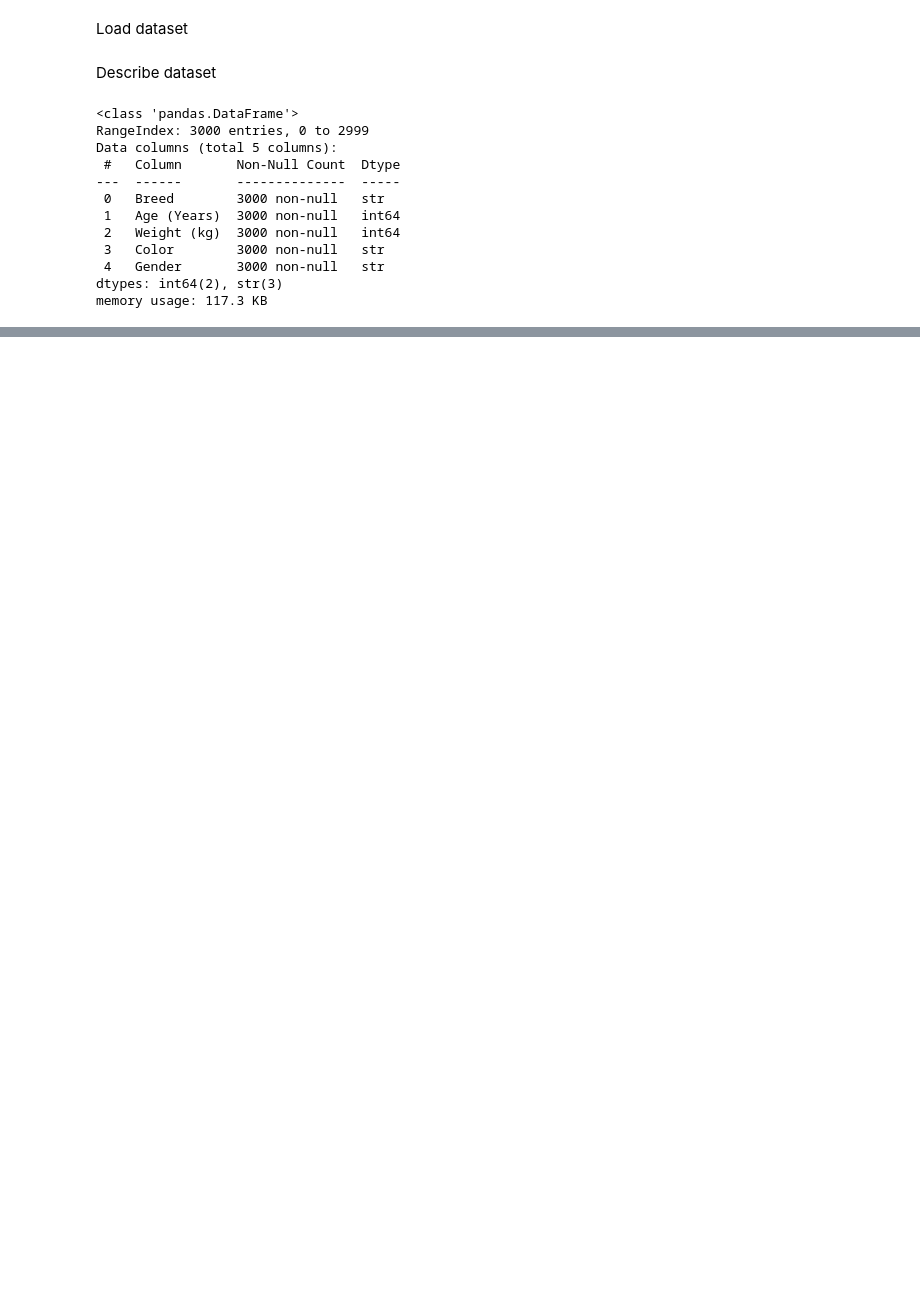
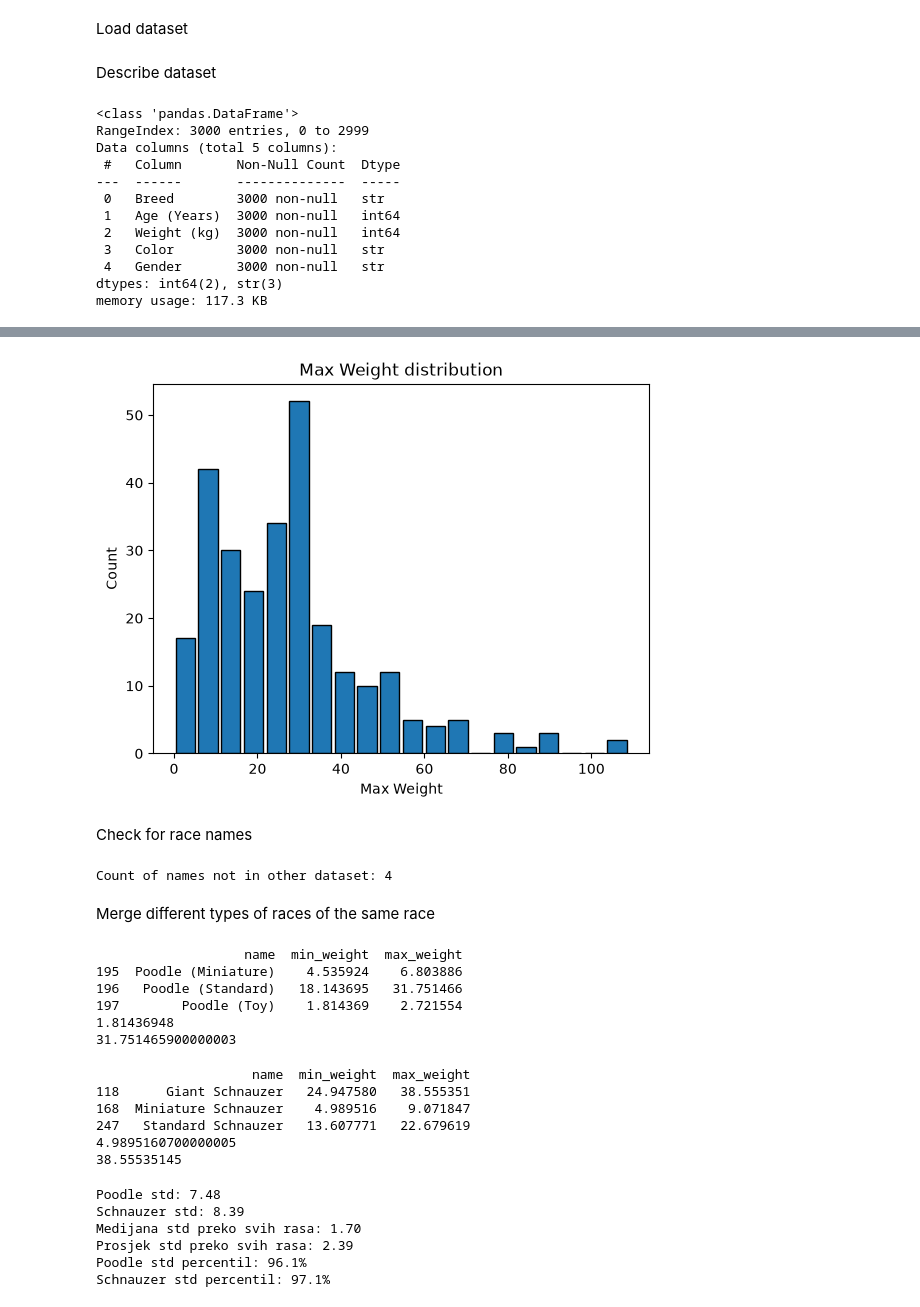
Before and after one commit to is-rijad/ML-Project, a Jupyter notebook: source.ipynb, the cells around one changed output, grey strips where cells are left out. Saved outputs shown, nothing was run; the diff lists cells and outputs as text; code cells hidden in the pictures; blank space fills up the shorter version.

```diff
--- a/source.ipynb
+++ b/source.ipynb
@@ -35,0 +197,42 @@ Name: count, dtype: int64
+# %%
+show_plt(real_df['max_weight'], "Max Weight distribution",
+         "Max Weight")
+# %% [output]
+[figure, added]
+# %% [markdown]
+Check for race names
+# %%
+names_not_in_other_dataset = dogs_df.loc[~dogs_df["Breed"].isin(real_df["name"]), "Breed"].unique()
+print(f"Count of names not in other dataset: {len(names_not_in_other_dataset)}")
+# %% [output]
+Count of names not in other dataset: 4
+# %% [markdown]
+Merge different types of races of the same race
+# %%
+poodles_weights = real_df[real_df['name'].str.contains('poodle', case=False, na=False)].get(["name", "min_weight", "max_weight"])
+print(poodles_weights)
+poodle_min_weight = poodles_weights["min_weight"].min()
+poodle_max_weight = poodles_weights["max_weight"].max()
+print(poodle_min_weight)
+print(poodle_max_weight)
+# %% [output]
+                   name  min_weight  max_weight
+195  Poodle (Miniature)    4.535924    6.803886
+196   Poodle (Standard)   18.143695   31.751466
+197        Poodle (Toy)    1.814369    2.721554
+1.81436948
+31.751465900000003
+# %%
+schnauzer_weights = real_df[real_df['name'].str.contains('schnauzer', case=False, na=False)].get(["name", "min_weight", "max_weight"])
+print(schnauzer_weights)
+schnauzer_min_weight = schnauzer_weights["min_weight"].min()
+schnauzer_max_weight = schnauzer_weights["max_weight"].max()
+print(schnauzer_min_weight)
+print(schnauzer_max_weight)
+# %% [output]
+                    name  min_weight  max_weight
+118      Giant Schnauzer   24.947580   38.555351
+168  Miniature Schnauzer    4.989516    9.071847
+247   Standard Schnauzer   13.607771   22.679619
+4.9895160700000005
+38.55535145
@@ -35,0 +246,25 @@ Name: count, dtype: int64
+# %%
+poodle_min = real_df[real_df['name']=='Poodle']['min_weight'].iloc[0]
+poodle_max = real_df[real_df['name']=='Poodle']['max_weight'].iloc[0]
+poodle_std = (poodle_max - poodle_min) / 4
+
+schnauzer_min = real_df[real_df['name']=='Schnauzer']['min_weight'].iloc[0]
+schnauzer_max = real_df[real_df['name']=='Schnauzer']['max_weight'].iloc[0]
+schnauzer_std = (schnauzer_max - schnauzer_min) / 4
+
+print(f"Poodle std: {poodle_std:.2f}")
+print(f"Schnauzer std: {schnauzer_std:.2f}")
+
+real_df['computed_std'] = (real_df['max_weight'] - real_df['min_weight']) / 4
+print(f"Medijana std preko svih rasa: {real_df['computed_std'].median():.2f}")
+print(f"Prosjek std preko svih rasa: {real_df['computed_std'].mean():.2f}")
+
+print(f"Poodle std percentil: {(real_df['computed_std'] < poodle_std).mean()*100:.1f}%")
+print(f"Schnauzer std percentil: {(real_df['computed_std'] < schnauzer_std).mean()*100:.1f}%")
+# %% [output]
+Poodle std: 7.48
+Schnauzer std: 8.39
+Medijana std preko svih rasa: 1.70
+Prosjek std preko svih rasa: 2.39
+Poodle std percentil: 96.1%
+Schnauzer std percentil: 97.1%
```
Also changed, not shown: parts of 55 cells of this notebook, 5 other files.
